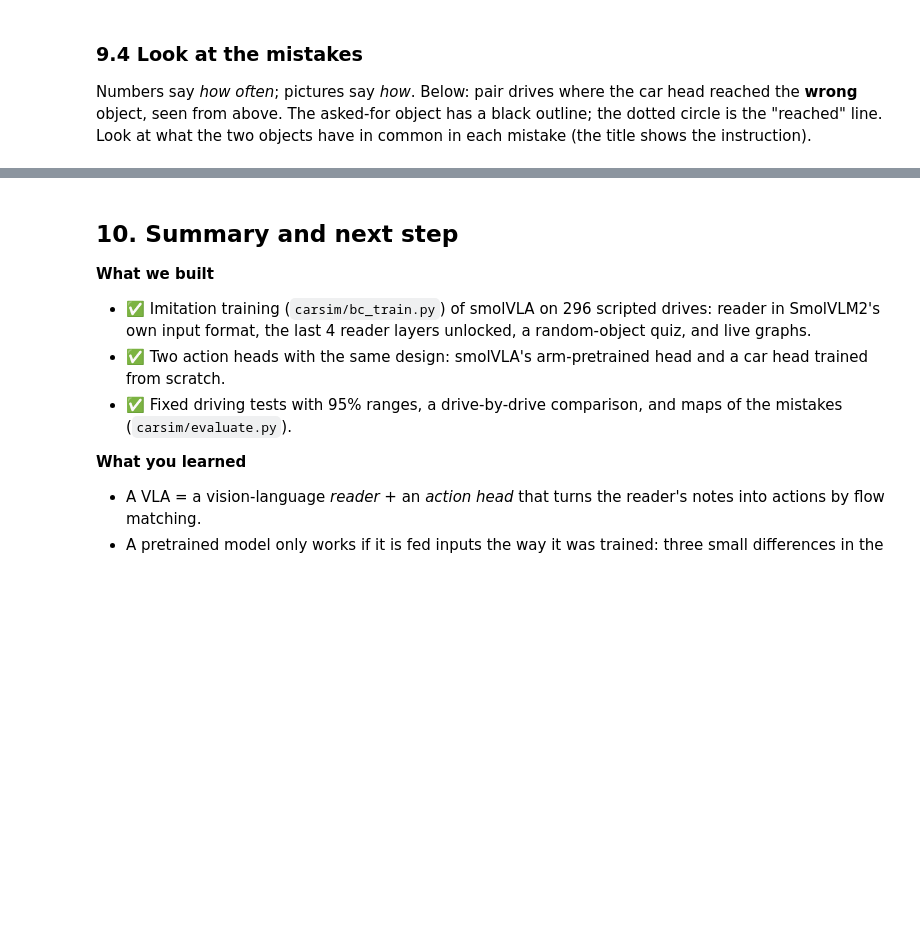
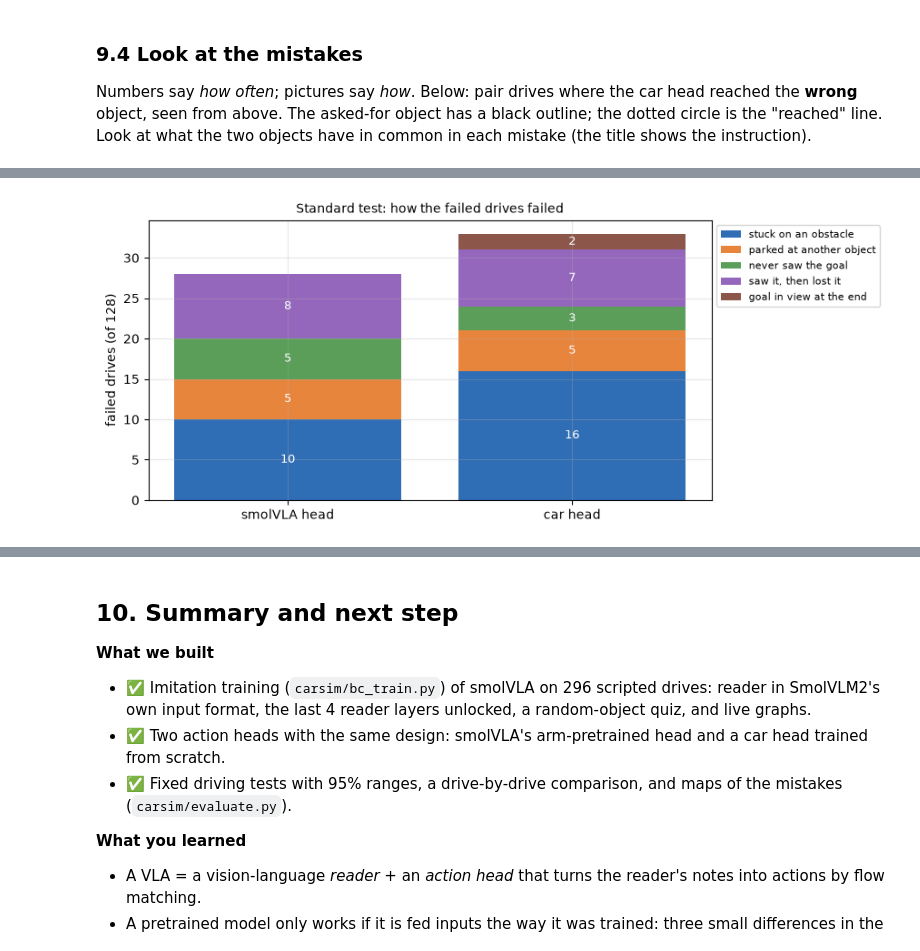
Before and after one commit to mayur-mahajan/obstacle_avoidance, a Jupyter notebook: notebooks/04_imitation_training.ipynb, the cells around one changed output, grey strips where cells are left out. Cells and saved outputs as stored; diff of their text form; code cells hidden in the pictures; blank space fills up the shorter version.

```diff
--- a/notebooks/04_imitation_training.ipynb
+++ b/notebooks/04_imitation_training.ipynb
@@ -387,0 +434,4 @@ ev.plot_drives(TAGS["car"], "pair", only="wrong", n=12); plt.show()
+# %%
+ev.failure_kinds_chart(MODELS); plt.show()
+# %% [output]
+[figure, added]
```
Also changed, not shown: parts of 14 cells of this notebook, 5 other files.
